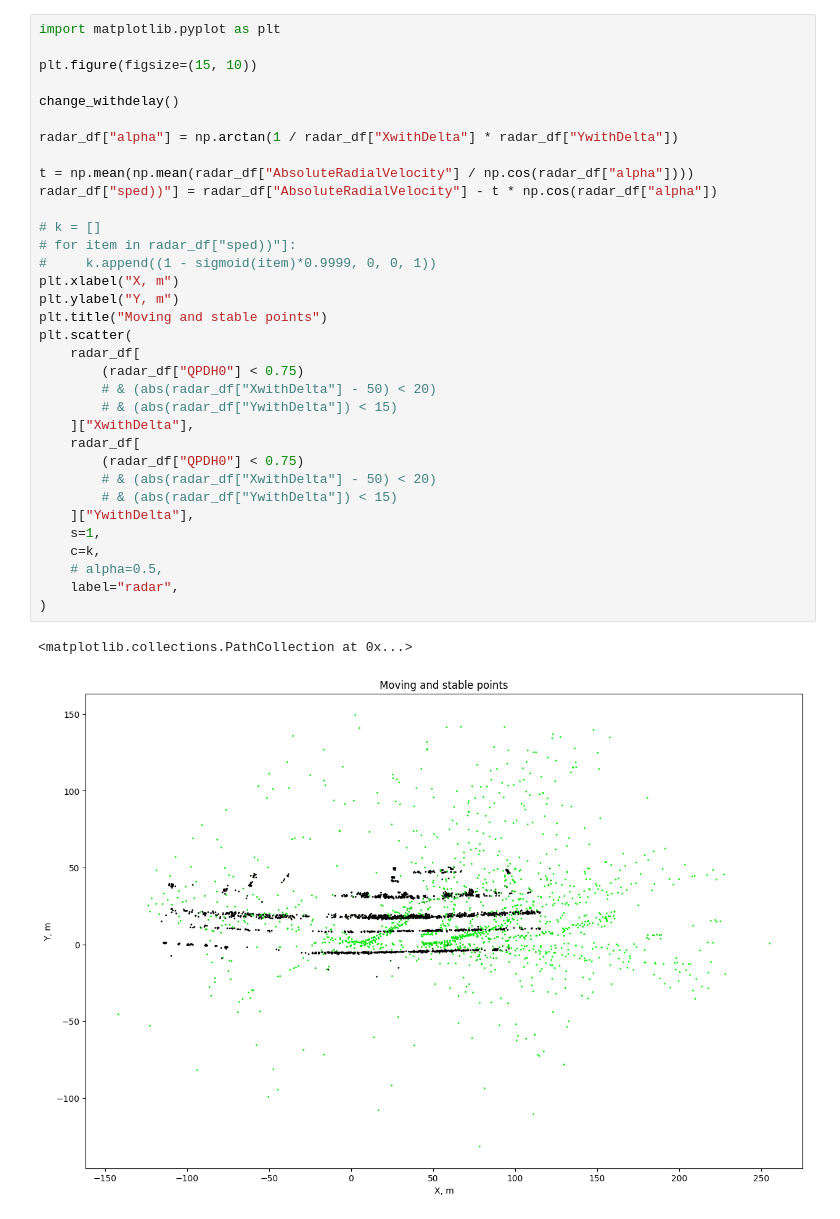
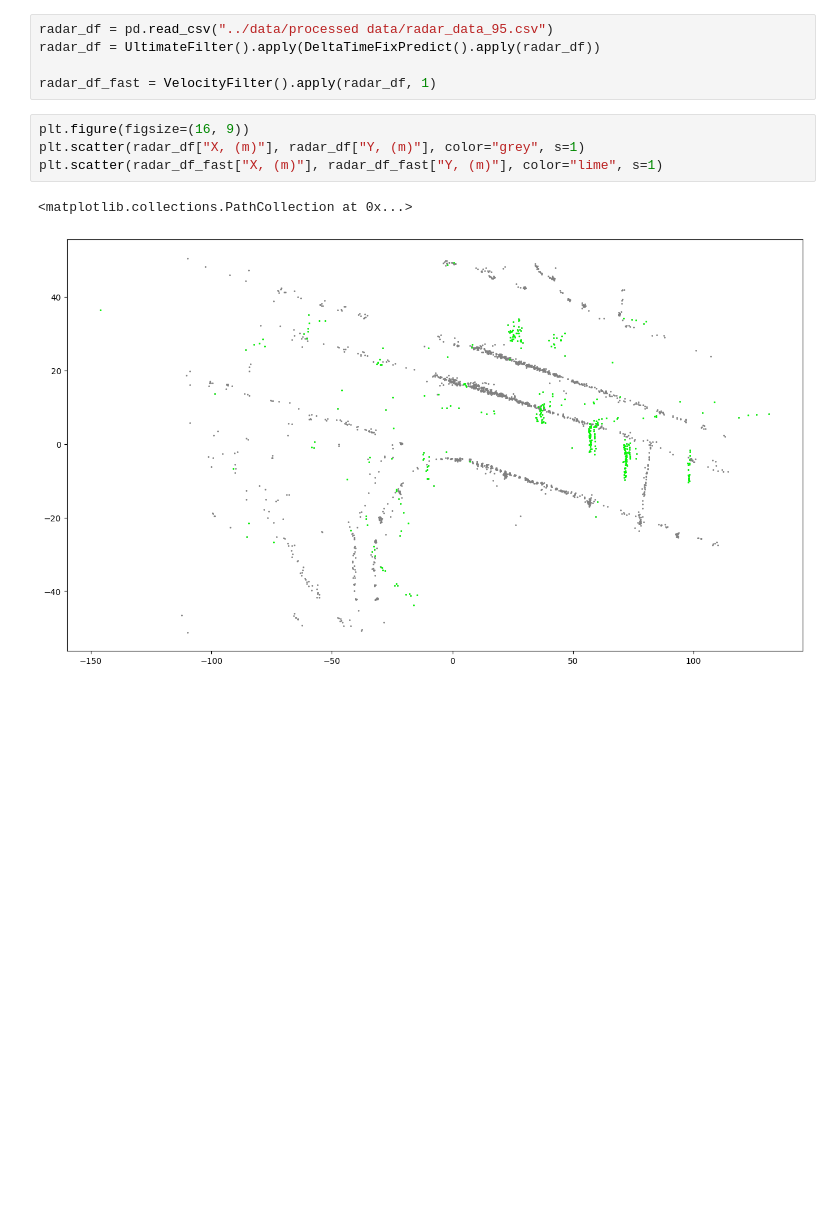
Before and after one commit to ArTiK13/radar_data, a Jupyter notebook: notebooks/color_speed.ipynb, the cells around one changed output. Cells and saved outputs as stored; diff of their text form; blank space fills up the shorter version.

Commit message:
cleaning repo + new_dt_filter

```diff
--- a/notebooks/color_speed.ipynb
+++ b/notebooks/color_speed.ipynb
@@ -149,37 +7,12 @@ plt.show()
-# %%
-import matplotlib.pyplot as plt
-
-plt.figure(figsize=(15, 10))
-
-change_withdelay()
-
-radar_df["alpha"] = np.arctan(1 / radar_df["XwithDelta"] * radar_df["YwithDelta"])
-
-t = np.mean(np.mean(radar_df["AbsoluteRadialVelocity"] / np.cos(radar_df["alpha"])))
-radar_df["sped))"] = radar_df["AbsoluteRadialVelocity"] - t * np.cos(radar_df["alpha"])
-
-# k = []
-# for item in radar_df["sped))"]:
-#     k.append((1 - sigmoid(item)*0.9999, 0, 0, 1))
-plt.xlabel("X, m")
-plt.ylabel("Y, m")
-plt.title("Moving and stable points")
-plt.scatter(
-    radar_df[
-        (radar_df["QPDH0"] < 0.75)
-        # & (abs(radar_df["XwithDelta"] - 50) < 20)
-        # & (abs(radar_df["YwithDelta"]) < 15)
-    ]["XwithDelta"],
-    radar_df[
-        (radar_df["QPDH0"] < 0.75)
-        # & (abs(radar_df["XwithDelta"] - 50) < 20)
-        # & (abs(radar_df["YwithDelta"]) < 15)
-    ]["YwithDelta"],
-    s=1,
-    c=k,
-    # alpha=0.5,
-    label="radar",
-)
-# %% [output]
-<matplotlib.collections.PathCollection at 0x...>
-[figure, removed]
+# %%
+radar_df = pd.read_csv("../data/processed data/radar_data_95.csv")
+radar_df = UltimateFilter().apply(DeltaTimeFixPredict().apply(radar_df))
+
+radar_df_fast = VelocityFilter().apply(radar_df, 1)
+# %%
+plt.figure(figsize=(16, 9))
+plt.scatter(radar_df["X, (m)"], radar_df["Y, (m)"], color="grey", s=1)
+plt.scatter(radar_df_fast["X, (m)"], radar_df_fast["Y, (m)"], color="lime", s=1)
+# %% [output]
+<matplotlib.collections.PathCollection at 0x...>
+[figure, added]
```
Also changed, not shown: parts of 6 cells of this notebook, 11 other files.
